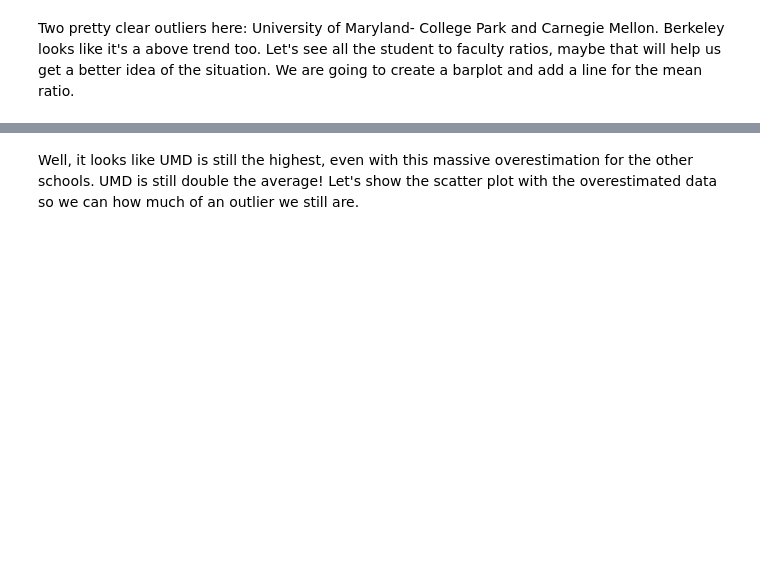
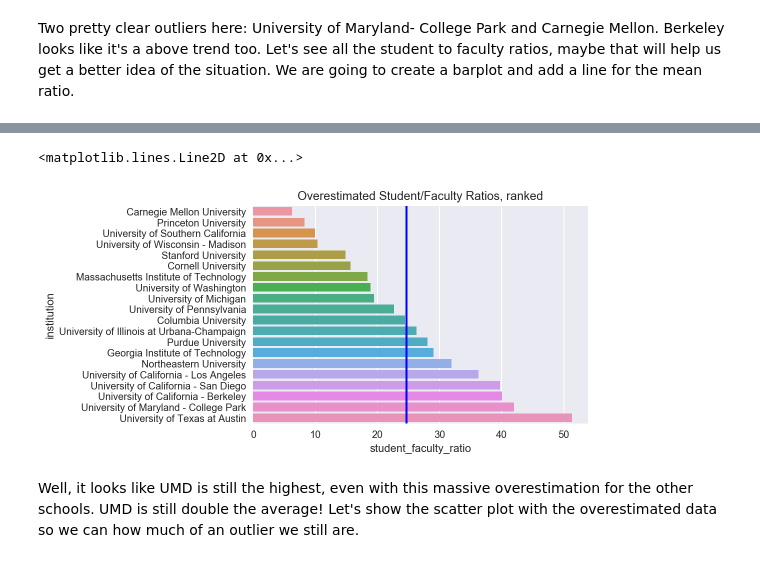
Before and after one commit to krixly/krixly.github.io, a Jupyter notebook: CS_undergrad_comparison.ipynb, the cells around one changed output, grey strips where cells are left out. Saved outputs shown, nothing was run; the diff lists cells and outputs as text; code cells hidden in the pictures; blank space fills up the shorter version.

```diff
--- a/CS_undergrad_comparison.ipynb
+++ b/CS_undergrad_comparison.ipynb
@@ -284,3 +293,13 @@ ax.axvline(top_20_hypothetical["student_faculty_ratio"].mean(), color="blue", li
+# %%
+fig, ax = plt.subplots()
+plt.title("Overestimated Student/Faculty Ratios, ranked")
+order = np.argsort(top_20_hypothetical["student_faculty_ratio"])
+fig = sns.barplot(y=top_20_hypothetical["institution"][order], x=top_20_hypothetical["student_faculty_ratio"][order])
+# adding a verticle line for the mean ratio
+ax.axvline(top_20_hypothetical["student_faculty_ratio"].mean(), color="blue", linewidth=2)
+# %% [output]
+<matplotlib.lines.Line2D at 0x...>
+[figure, added]
 # %% [markdown]
 Well, it looks like UMD is still the highest, even with this massive overestimation for the other schools. UMD is still double the average! Let's show the scatter plot with the overestimated data so we can how much of an outlier we still are.
 # %%
```
Also changed, not shown: parts of 27 cells of this notebook.
